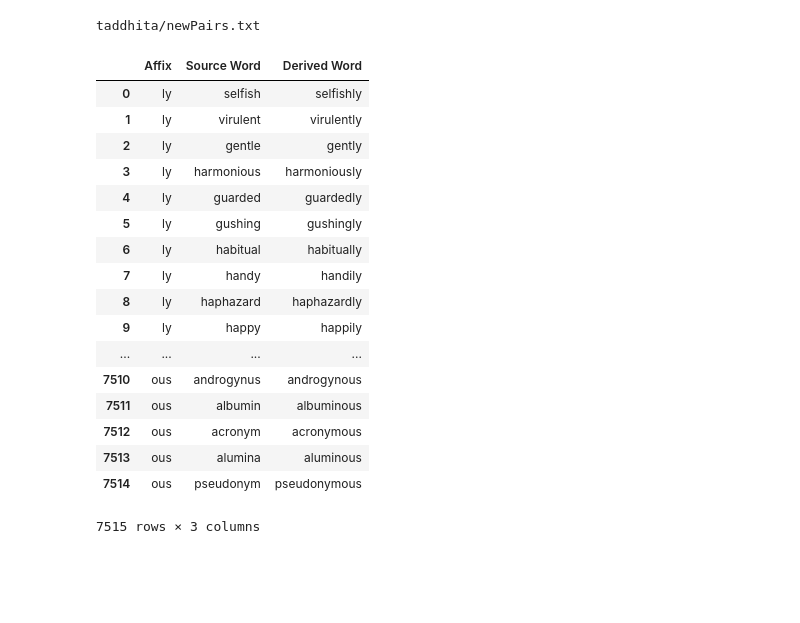
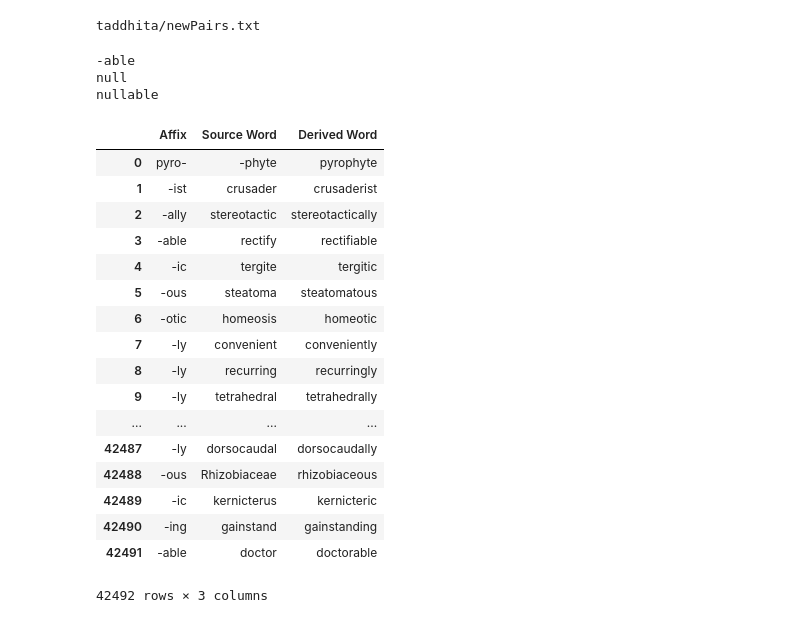
Before and after one commit to joyousprakhar/Derivationalnoun, a Jupyter notebook: Negative_Pairs.ipynb, the cells around one changed output. Drawn from its saved outputs; the diff is of its cells as text; code cells hidden in the pictures; blank space fills up the shorter version.

Commit message:
Generated False Pairs for Crawled Pairs

```diff
--- a/Negative_Pairs.ipynb
+++ b/Negative_Pairs.ipynb
@@ -16,34 +16,46 @@ fatal: destination path 'taddhita' already exists and is not an empty directory.
 !ls taddhita/newPairs.txt
 # %% [output]
 taddhita/newPairs.txt
+# %%
+ra = df.Affix
+rs=df.Source_Word
+rd=df.Derived_Word
+rs[37901]='null'
+print(ra[37901])
+print(rs[37901])
+print(rd[37901])
+# %% [output]
+-able
+null
+nullable
 # %%
 import pandas as pd
-url='https://raw.githubusercontent.com/mansisinha/taddhita/master/allPairs.csv'
+url='/home/bt1/17CS10037/Derivationalnoun/truepairs.csv'
 
 df=pd.read_csv(url)
-df.drop(['affix','word','sense','meaning','Source Word Count','Derived word count','word_y'],axis=1,inplace=True)
+#df.drop(['affix','word','sense','meaning','Source Word Count','Derived word count','word_y'],axis=1,inplace=True)
 #df['n']=1
 df
 #df.groupby('Affix').count()
 # %% [output]
 |  | Affix | Source Word | Derived Word |
-| 0 | ly | selfish | selfishly |
-| 1 | ly | virulent | virulently |
-| 2 | ly | gentle | gently |
-| 3 | ly | harmonious | harmoniously |
-| 4 | ly | guarded | guardedly |
-| 5 | ly | gushing | gushingly |
-| 6 | ly | habitual | habitually |
-| 7 | ly | handy | handily |
-| 8 | ly | haphazard | haphazardly |
-| 9 | ly | happy | happily |
+| 0 | pyro- | -phyte | pyrophyte |
+| 1 | -ist | crusader | crusaderist |
+| 2 | -ally | stereotactic | stereotactically |
+| 3 | -able | rectify | rectifiable |
+| 4 | -ic | tergite | tergitic |
+| 5 | -ous | steatoma | steatomatous |
+| 6 | -otic | homeosis | homeotic |
+| 7 | -ly | convenient | conveniently |
+| 8 | -ly | recurring | recurringly |
+| 9 | -ly | tetrahedral | tetrahedrally |
 | ... | ... | ... | ... |
-| 7510 | ous | androgynus | androgynous |
-| 7511 | ous | albumin | albuminous |
-| 7512 | ous | acronym | acronymous |
-| 7513 | ous | alumina | aluminous |
-| 7514 | ous | pseudonym | pseudonymous |
+| 42487 | -ly | dorsocaudal | dorsocaudally |
+| 42488 | -ous | Rhizobiaceae | rhizobiaceous |
+| 42489 | -ic | kernicterus | kernicteric |
+| 42490 | -ing | gainstand | gainstanding |
+| 42491 | -able | doctor | doctorable |
-7515 rows × 3 columns
+42492 rows × 3 columns
 # %%
 # Iterative longest contiguous sequence. No one character matchings
 def lcs(s1,s2):
```
Also changed, not shown: parts of 11 cells of this notebook, 10 other files.
